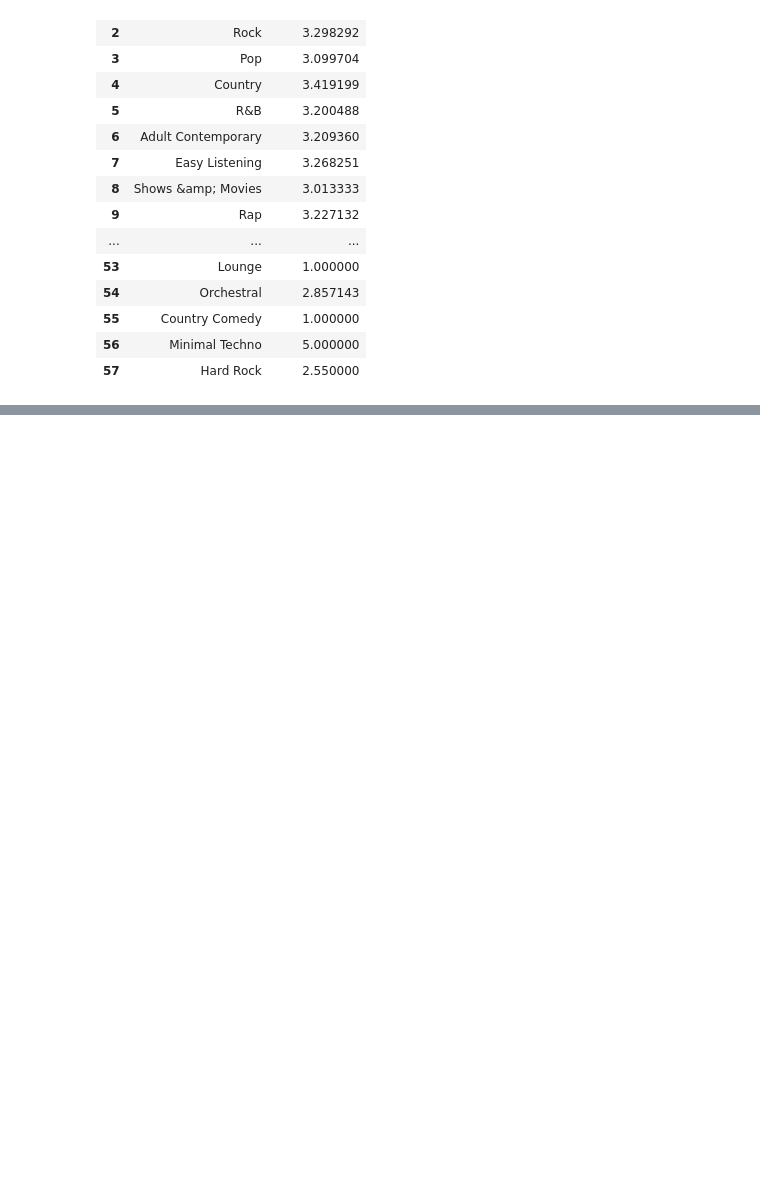
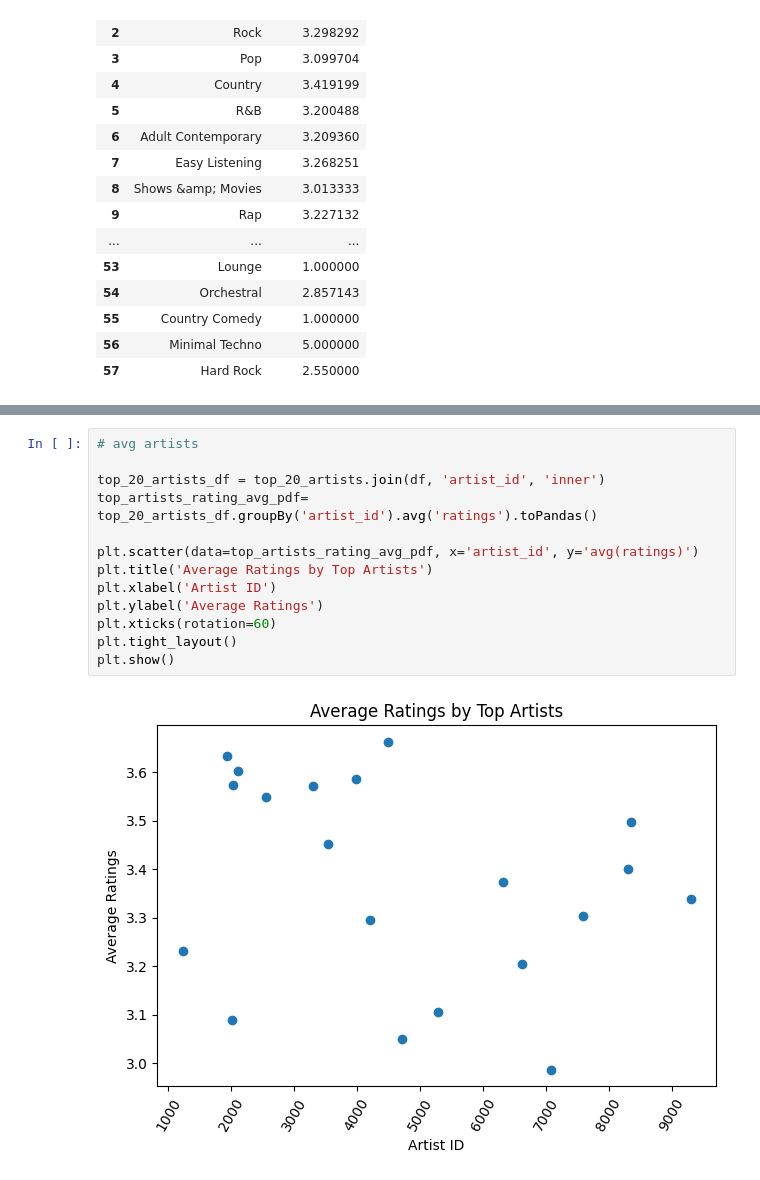
Before and after one commit to BlakeCrowther/scalable-music-recommender, a Jupyter notebook: EDA/Thanya_Jennifer_EDA.ipynb, the cells around one changed output, grey strips where cells are left out. Drawn from its saved outputs; the diff is of its cells as text; blank space fills up the shorter version.

```diff
--- a/EDA/Thanya_Jennifer_EDA.ipynb
+++ b/EDA/Thanya_Jennifer_EDA.ipynb
@@ -389,0 +449,15 @@ genre_rating_avg_pdf
+# %%
+# avg artists
+
+top_20_artists_df = top_20_artists.join(df, 'artist_id', 'inner')
+top_artists_rating_avg_pdf= top_20_artists_df.groupBy('artist_id').avg('ratings').toPandas()
+
+plt.scatter(data=top_artists_rating_avg_pdf, x='artist_id', y='avg(ratings)')
+plt.title('Average Ratings by Top Artists')
+plt.xlabel('Artist ID')
+plt.ylabel('Average Ratings')
+plt.xticks(rotation=60)
+plt.tight_layout()
+plt.show()
+# %% [output]
+[figure, added]
```
Also changed, not shown: parts of 9 cells of this notebook.
